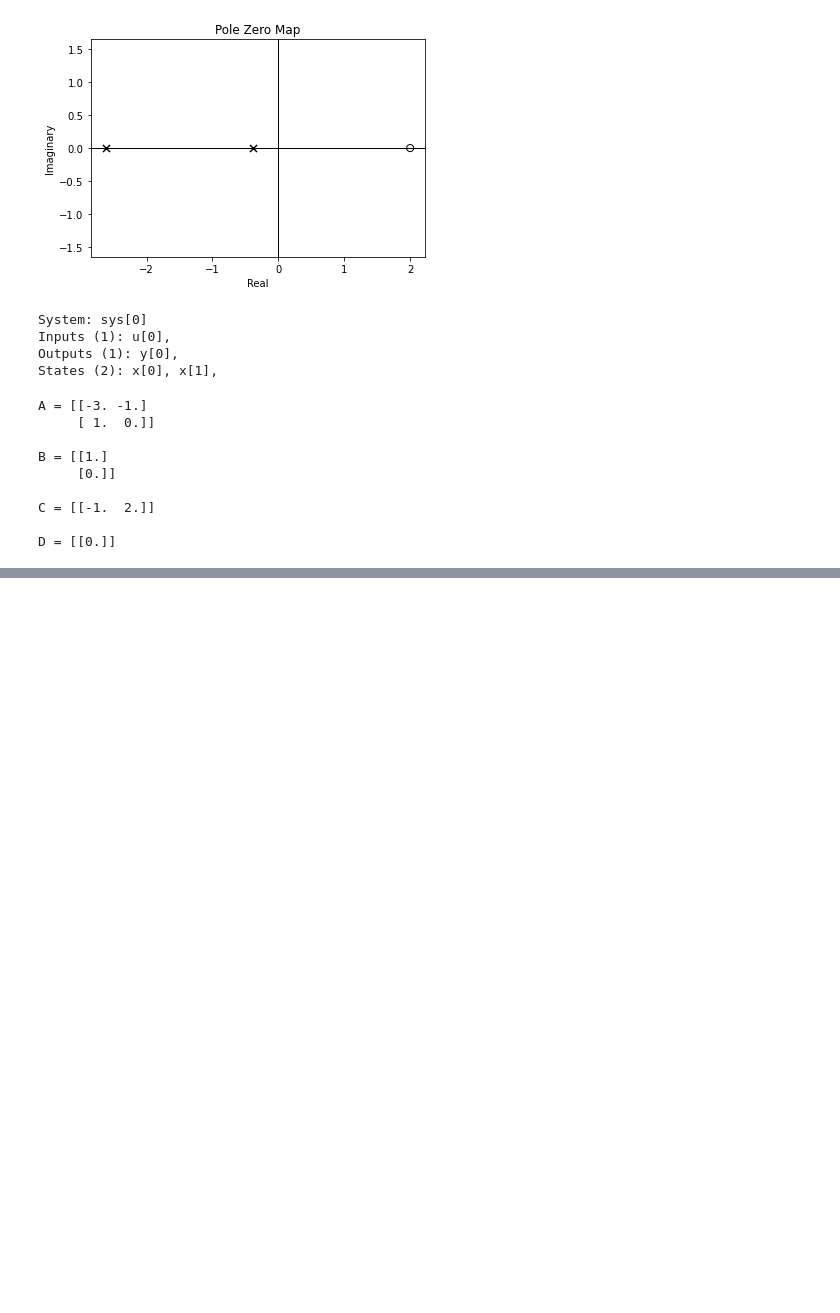
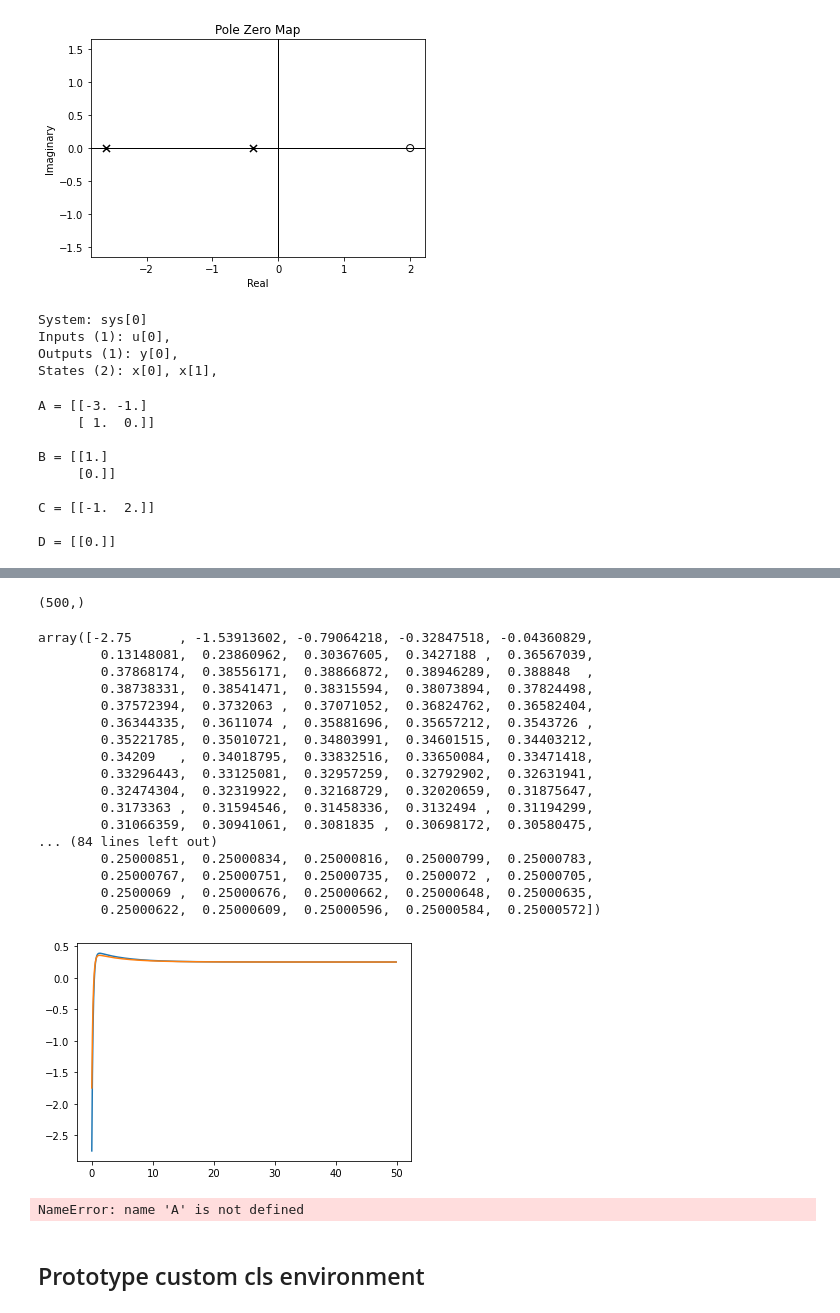
Before and after one commit to anjanavasudevan/Thesis, a Jupyter notebook: SimpleNMP/simple_tf/simple_nmp.ipynb, the cells around one changed output, grey strips where cells are left out. Saved outputs shown, nothing was run; the diff lists cells and outputs as text; code cells hidden in the pictures; blank space fills up the shorter version.

Commit message:
Prototype the system

```diff
--- a/SimpleNMP/simple_tf/simple_nmp.ipynb
+++ b/SimpleNMP/simple_tf/simple_nmp.ipynb
@@ -100,0 +180,40 @@ s^2 + 5 s + 1
+# %%
+x1, y1, t1 = solve(x_init_1)
+x2, y2, t2 = solve(x_init_2)
+x3, y3, t3 = solve(x_init_3)
+x4, y4, t4 = solve(x_init_4)
+
+# Plot the graph
+plt.plot(t1[:25], y1[:25])
+#plt.plot(t2, y2)
+#plt.plot(t3, y3)
+#plt.plot(t4, y4)
+# %%
+x1.shape
+t1.shape
+# %% [output]
+(500,)
+# %%
+error = (y1 - x1[:, 0])
+plt.plot(t1, error)
+plt.plot(t1, y1)
+error
+# %% [output]
+array([-2.75      , -1.53913602, -0.79064218, -0.32847518, -0.04360829,
+        0.13148081,  0.23860962,  0.30367605,  0.3427188 ,  0.36567039,
+        0.37868174,  0.38556171,  0.38866872,  0.38946289,  0.388848  ,
+        0.38738331,  0.38541471,  0.38315594,  0.38073894,  0.37824498,
+        0.37572394,  0.3732063 ,  0.37071052,  0.36824762,  0.36582404,
+        0.36344335,  0.3611074 ,  0.35881696,  0.35657212,  0.3543726 ,
+        0.35221785,  0.35010721,  0.34803991,  0.34601515,  0.34403212,
+        0.34209   ,  0.34018795,  0.33832516,  0.33650084,  0.33471418,
+        0.33296443,  0.33125081,  0.32957259,  0.32792902,  0.32631941,
+        0.32474304,  0.32319922,  0.32168729,  0.32020659,  0.31875647,
+        0.3173363 ,  0.31594546,  0.31458336,  0.3132494 ,  0.31194299,
+        0.31066359,  0.30941061,  0.3081835 ,  0.30698172,  0.30580475,
+... (84 lines left out)
+        0.25000851,  0.25000834,  0.25000816,  0.25000799,  0.25000783,
+        0.25000767,  0.25000751,  0.25000735,  0.2500072 ,  0.25000705,
+        0.2500069 ,  0.25000676,  0.25000662,  0.25000648,  0.25000635,
+        0.25000622,  0.25000609,  0.25000596,  0.25000584,  0.25000572])
+[figure, added]
@@ -100,0 +225,9 @@ s^2 + 5 s + 1
+# %%
+#
+x_particular = odeint(differential, x_init_2, [0], args=(A, B, 0, ))
+x_particular = np.hstack(x_particular)
+x_particular
+# %% [output]
+NameError: name 'A' is not defined
+# %% [markdown]
+## Prototype custom cls environment
```
Also changed, not shown: parts of 15 cells of this notebook.
